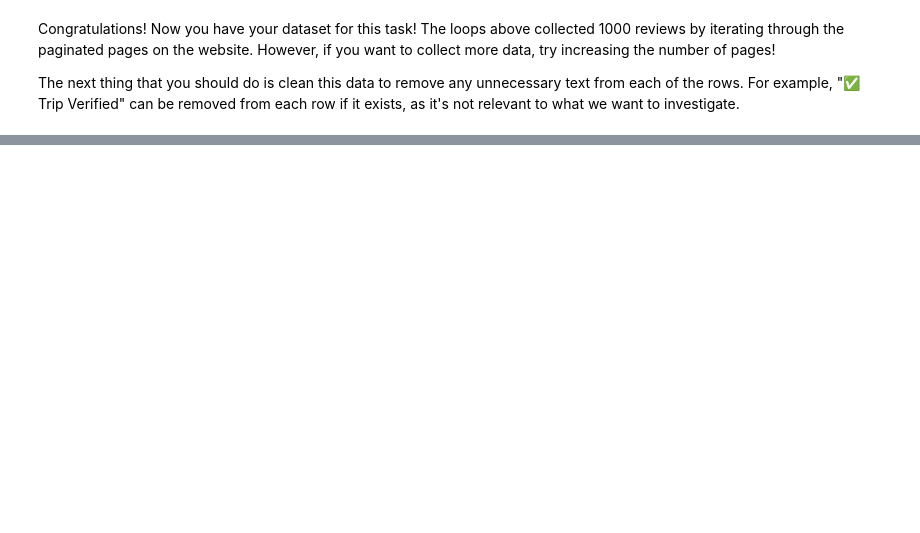
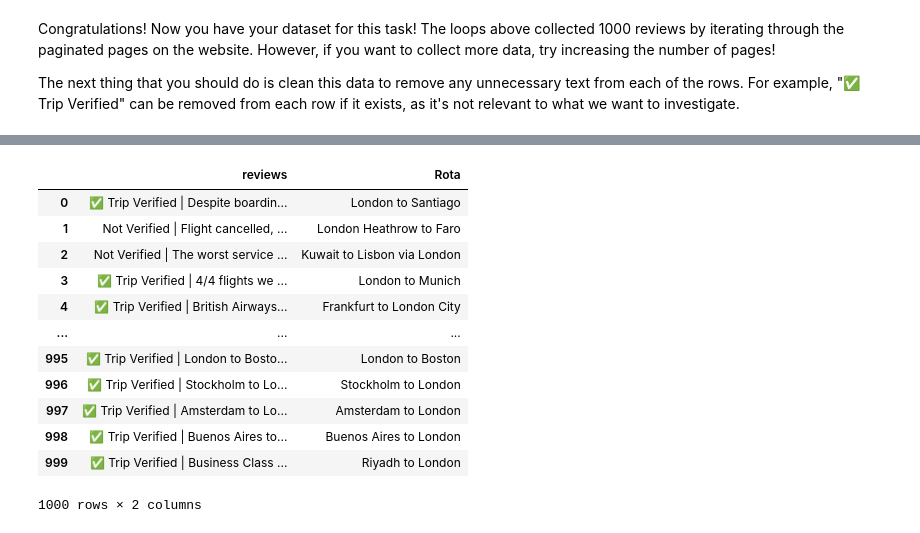
Before and after one commit to TolgaKilinckaya/British_Airlines_Customer_Reviews_Analysis, a Jupyter notebook: getting_started.ipynb, the cells around one changed output, grey strips where cells are left out. Saved outputs shown, nothing was run; the diff lists cells and outputs as text; code cells hidden in the pictures; blank space fills up the shorter version.

```diff
--- a/getting_started.ipynb
+++ b/getting_started.ipynb
@@ -91 +121,4 @@ df_route.isna().sum().sum()
+# %%
+# Veriyi bir pandas DataFrame'ine dönüştürüyoruz
+df["Rota"] = route_list
 # %%
@@ -92,0 +126,16 @@ df_route.to_csv("BA_route.csv")
+# %%
+df
+# %% [output]
+|  | reviews | Rota |
+| 0 | ✅ Trip Verified | Despite boardin... | London to Santiago |
+| 1 | Not Verified | Flight cancelled, ... | London Heathrow to Faro |
+| 2 | Not Verified | The worst service ... | Kuwait to Lisbon via London |
+| 3 | ✅ Trip Verified | 4/4 flights we ... | London to Munich |
+| 4 | ✅ Trip Verified | British Airways... | Frankfurt to London City |
+| ... | ... | ... |
+| 995 | ✅ Trip Verified | London to Bosto... | London to Boston |
+| 996 | ✅ Trip Verified | Stockholm to Lo... | Stockholm to London |
+| 997 | ✅ Trip Verified | Amsterdam to Lo... | Amsterdam to London |
+| 998 | ✅ Trip Verified | Buenos Aires to... | Buenos Aires to London |
+| 999 | ✅ Trip Verified | Business Class ... | Riyadh to London |
+1000 rows × 2 columns
```
Also changed, not shown: parts of 7 cells of this notebook, 1 other file.
